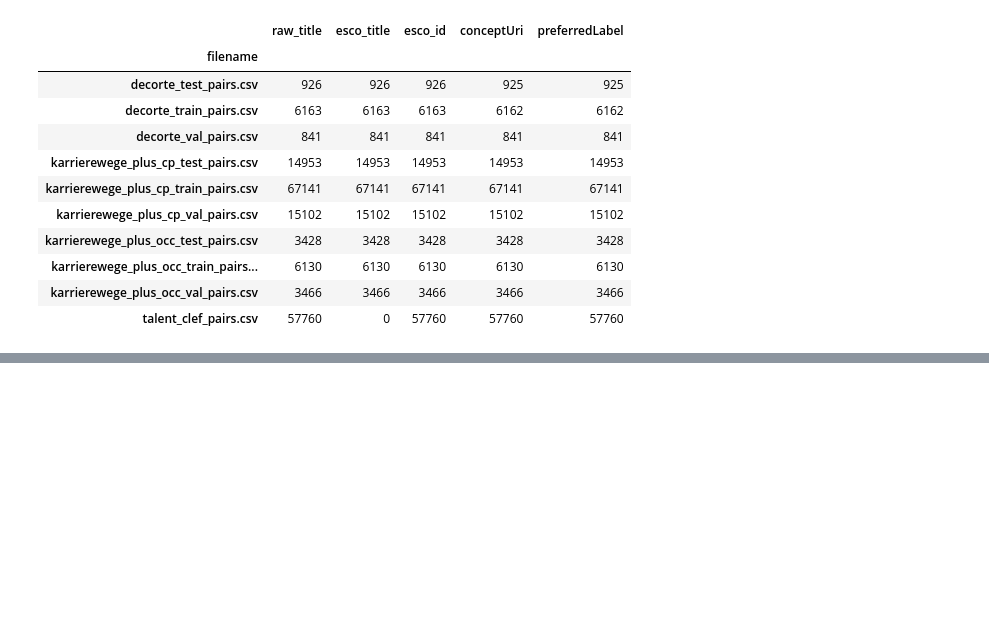
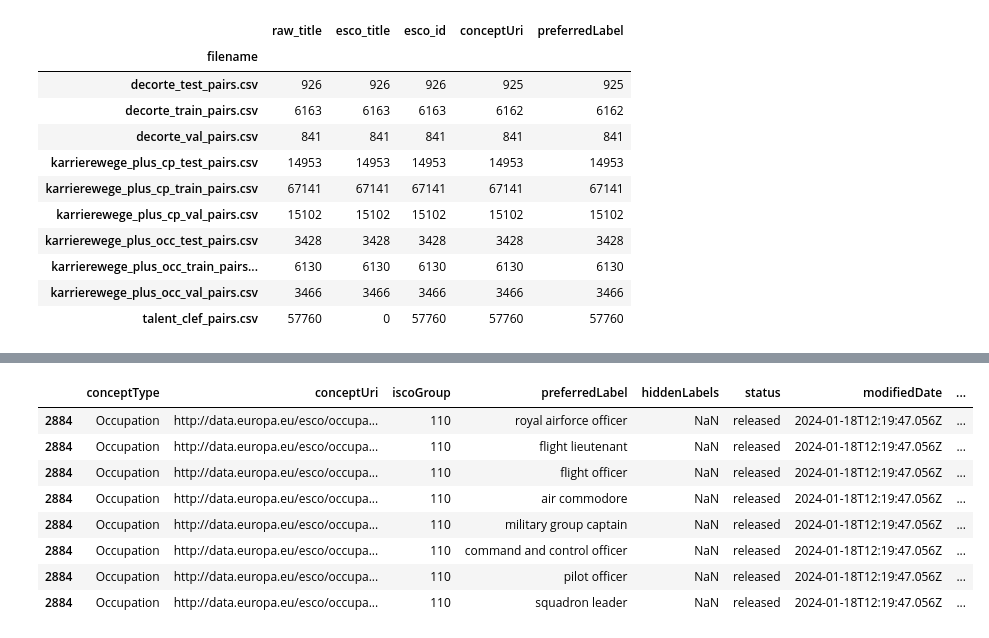
Before and after one commit to egesualp/skills4cpp, a Jupyter notebook: notebooks/sc_data.ipynb, the cells around one changed output, grey strips where cells are left out. Drawn from its saved outputs; the diff is of its cells as text; code cells hidden in the pictures; blank space fills up the shorter version.

```diff
--- a/notebooks/sc_data.ipynb
+++ b/notebooks/sc_data.ipynb
@@ -102,0 +261,11 @@ title_pairs['karrierewege_plus_cp_test_pairs.csv'].head()
+# %%
+df_pool_1_expanded[['conceptUri', 'preferredLabel', 'altLabels']].info()
+
+# fill altlabels with preferredLabel if altLabels is NaN
+df_pool_1_expanded['altLabels'] = df_pool_1_expanded['altLabels'].fillna(df_pool_1_expanded['preferredLabel'])
+
+# drop preferredLabel column
+#df_pool_1_expanded = df_pool_1_expanded.drop(columns=['preferredLabel'])
+
+# rename altLabels to title_2
+#df_pool_1_expanded.rename(columns={'altLabels': 'preferredLabel'}, inplace=True)
@@ -102,0 +283,6 @@ title_pairs['karrierewege_plus_cp_test_pairs.csv'].head()
+# %%
+# drop preferredLabel column
+df_pool_1_expanded = df_pool_1_expanded.drop(columns=['preferredLabel'])
+
+# rename altLabels to title_2
+df_pool_1_expanded.rename(columns={'altLabels': 'preferredLabel'}, inplace=True)
@@ -102,0 +291,12 @@ title_pairs['karrierewege_plus_cp_test_pairs.csv'].head()
+# %%
+df_pool_1_expanded.query("conceptUri == 'http://data.europa.eu/esco/occupation/f2cc5978-e45c-4f28-b859-7f89221b0505'")
+# %% [output]
+|  | conceptType | conceptUri | iscoGroup | preferredLabel | hiddenLabels | status | modifiedDate | ... |
+| 2884 | Occupation | http://data.europa.eu/esco/occupa... | 110 | royal airforce officer | NaN | released | 2024-01-18T12:19:47.056Z | ... |
+| 2884 | Occupation | http://data.europa.eu/esco/occupa... | 110 | flight lieutenant | NaN | released | 2024-01-18T12:19:47.056Z | ... |
+| 2884 | Occupation | http://data.europa.eu/esco/occupa... | 110 | flight officer | NaN | released | 2024-01-18T12:19:47.056Z | ... |
+| 2884 | Occupation | http://data.europa.eu/esco/occupa... | 110 | air commodore | NaN | released | 2024-01-18T12:19:47.056Z | ... |
+| 2884 | Occupation | http://data.europa.eu/esco/occupa... | 110 | military group captain | NaN | released | 2024-01-18T12:19:47.056Z | ... |
+| 2884 | Occupation | http://data.europa.eu/esco/occupa... | 110 | command and control officer | NaN | released | 2024-01-18T12:19:47.056Z | ... |
+| 2884 | Occupation | http://data.europa.eu/esco/occupa... | 110 | pilot officer | NaN | released | 2024-01-18T12:19:47.056Z | ... |
+| 2884 | Occupation | http://data.europa.eu/esco/occupa... | 110 | squadron leader | NaN | released | 2024-01-18T12:19:47.056Z | ... |
```
Also changed, not shown: parts of 47 cells of this notebook, 13 other files.
